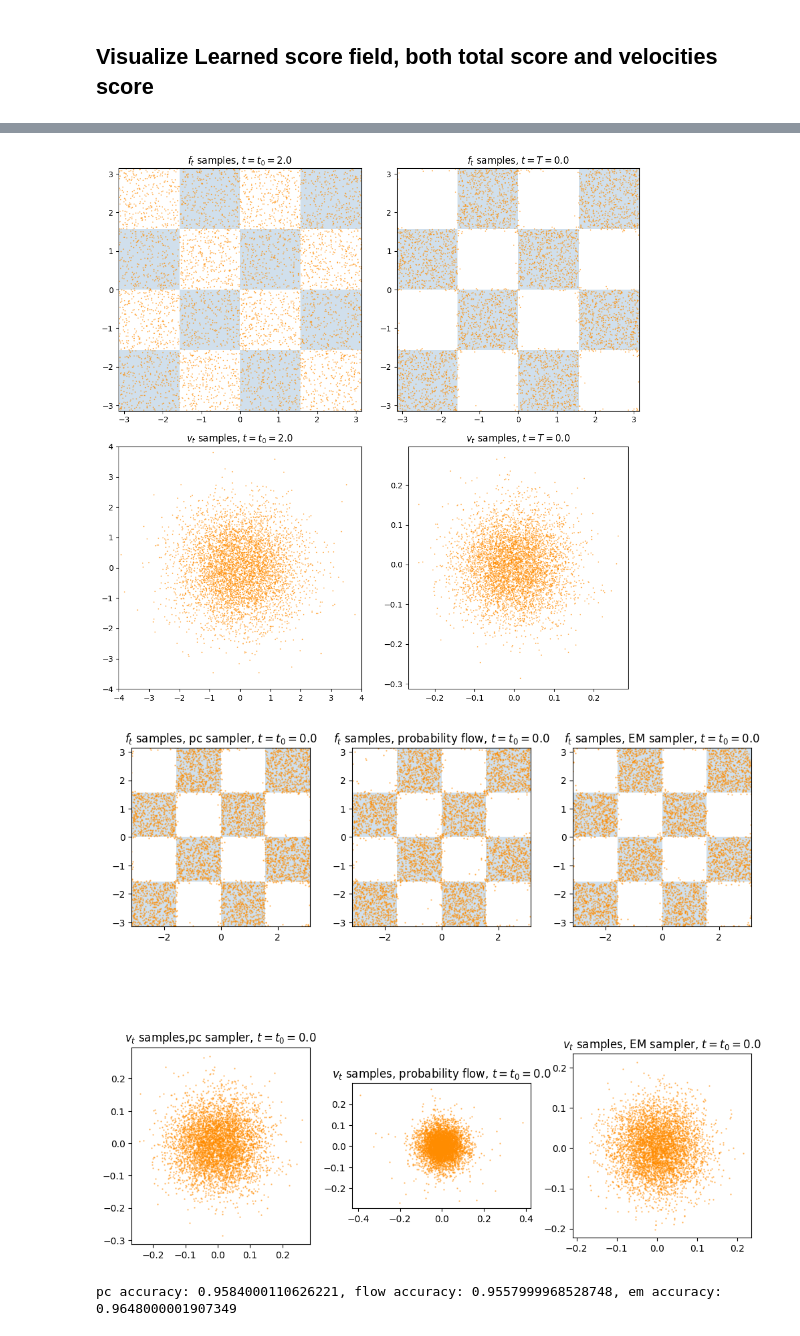
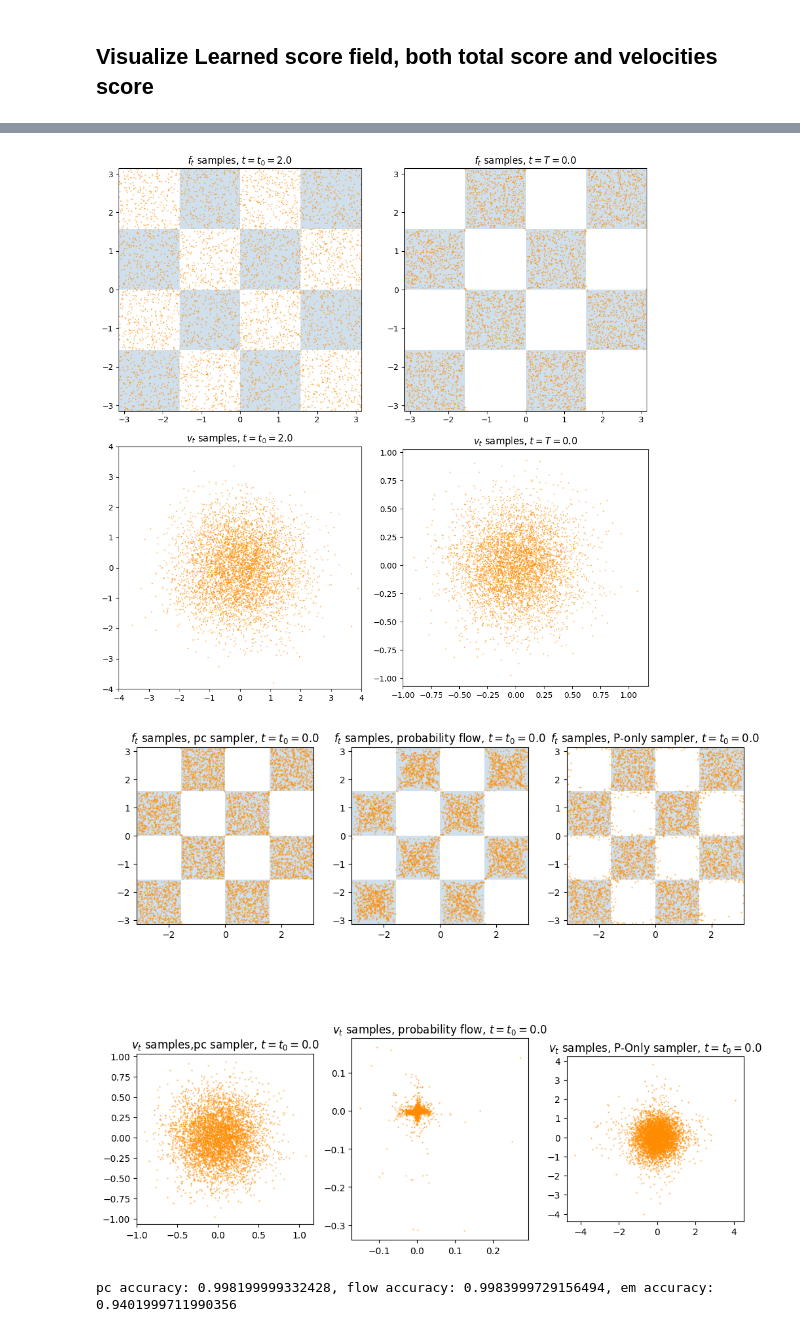
Before and after one commit to MateosCz/diffusion-playground, a Jupyter notebook: checkerboard_analysis.ipynb, the cells around one changed output, grey strips where cells are left out. Drawn from its saved outputs; the diff is of its cells as text; code cells hidden in the pictures.

```diff
--- a/checkerboard_analysis.ipynb
+++ b/checkerboard_analysis.ipynb
@@ -238,13 +238,13 @@ total_time = 2.0
 # data shape: each sample -> (dim,)
 dim = 2
 # model
-x_lifting_dim = 64
-time_embedding_half_dim = 32  # must be even
+x_lifting_dim = 128
+time_embedding_half_dim = 64  # must be even
 time_embedding_scale = 1.0
 position_fourier_bands = 8
 t_dist_kw = "uniform"
 use_weighted_loss = True
-hidden_dim = [512,512]
+hidden_dim = [512,512,512]
 output_dim = dim
 model = TDMDiffusion(dim=dim, integrator_type="Euler", simplified_param=True).to(device)
 score_nn = TDM_SimpleScoreMLP(
@@ -483,12 +482,12 @@ ft_list, vt_list, t_list = model.sample_backward(
     total_time=2.0,
     tdm_score_fn=score_nn,
     sample_trajectory=True,
-    n_steps = 500,
-    exponential_integration=False,
+    n_steps = 15,
+    exponential_integration=True,
     probability_flow=False,
     predictor_corrector=True,
-    predictor_corrector_n_steps=1,
-    only_correct_vt = False,
+    predictor_corrector_n_steps=20,
+    only_correct_vt = True,
     tau = 1e-2
 )
 
@@ -499,8 +498,8 @@ ft_flow_list, vt_flow_list, t_flow_list = model.sample_backward(
     total_time=2.0,
     tdm_score_fn=score_nn,
     probability_flow=True,
-    n_steps = 500,
-    exponential_integration=False,
+    n_steps = 15,
+    exponential_integration=True,
     predictor_corrector=False,
     sample_trajectory=True
 )
@@ -514,8 +513,8 @@ ft_em_list, vt_em_list, t_em_list = model.sample_backward(
     total_time=2.0,
     tdm_score_fn=score_nn,
     probability_flow=False,
-    n_steps = 500,
-    exponential_integration=False,
+    n_steps = 15,
+    exponential_integration=True,
     predictor_corrector=False,
     sample_trajectory=True
 )
@@ -595,7 +594,7 @@ ax = axes[0, 2]
 custom_plot.draw_checkerboard(ax)
 ax.scatter(f0_em_final[:,0], f0_em_final[:,1], c="darkorange", cmap="viridis", s=0.5, alpha=0.5)
 ax.set_aspect("equal")
-ax.set_title(f"$f_t$ samples, EM sampler, $t = t_0 = {t_final}$")
+ax.set_title(f"$f_t$ samples, P-only sampler, $t = t_0 = {t_final}$")
 
 # Bottom-left: v_t at t=t0
 ax = axes[1, 0]
@@ -614,7 +613,7 @@ ax.set_title(f"$v_t$ samples, probability flow, $t = t_0 = {t_final}$")
 ax = axes[1, 2]
 ax.scatter(v0_em_final[:,0], v0_em_final[:,1], c="darkorange", cmap="viridis", s=0.5, alpha=0.5)
 ax.set_aspect("equal")
-ax.set_title(f"$v_t$ samples, EM sampler, $t = t_0 = {t_final}$")
+ax.set_title(f"$v_t$ samples, P-Only sampler, $t = t_0 = {t_final}$")
 
 plt.tight_layout()
 plt.show()
@@ -633,36 +632,36 @@ def tile_uniformity(samples_angle, num_rows=4, bins_per_tile=5):
     Checks whether samples are uniform within black tiles via χ² test.
     """
     import scipy.stats as stats
     samples_unit = (samples_angle / (2 * torch.pi) + 0.5) % 1.0
     total_bins = num_rows * bins_per_tile
 
     hist, _, _ = np.histogram2d(
         samples_unit[:, 0].numpy(), samples_unit[:, 1].numpy(),
         bins=total_bins, range=[[0, 1], [0, 1]]
     )
 
     # Zero out white-tile bins (expected = 0)
     for i in range(num_rows):
         for j in range(num_rows):
             if (i + j) % 2 != 0:  # white tile
                 hist[i*bins_per_tile:(i+1)*bins_per_tile,
                      j*bins_per_tile:(j+1)*bins_per_tile] = 0
 
     # Chi-squared uniformity test on black-tile counts
     black_counts = hist[hist > 0].flatten()
     expected = black_counts.mean()
     chi2, p = stats.chisquare(black_counts, f_exp=np.full_like(black_counts, expected))
     return {"chi2": chi2, "p_value": p, "tv_distance": np.abs(black_counts / black_counts.sum() - 1/len(black_counts)).sum() / 2}
 
 # uniformity_pc = tile_uniformity(f0_final)
 # uniformity_flow = tile_uniformity(f0_flow_final)
 # uniformity_em = tile_uniformity(f0_em_final)
 
 # print(f"pc uniformity: {uniformity_pc}, flow uniformity: {uniformity_flow}, em uniformity: {uniformity_em}")
 # %% [output]
-[figure, old version]
+[figure, new version]
-[figure, old version]
+[figure, new version]
-pc accuracy: 0.9584000110626221, flow accuracy: 0.9557999968528748, em accuracy: 0.9648000001907349
+pc accuracy: 0.998199999332428, flow accuracy: 0.9983999729156494, em accuracy: 0.9401999711990356
 # %%
 fT_init_flow = ft_flow_list[0]
 f0_final_flow = ft_flow_list[-1]
```
Also changed, not shown: parts of 15 cells of this notebook, 8 other files.
